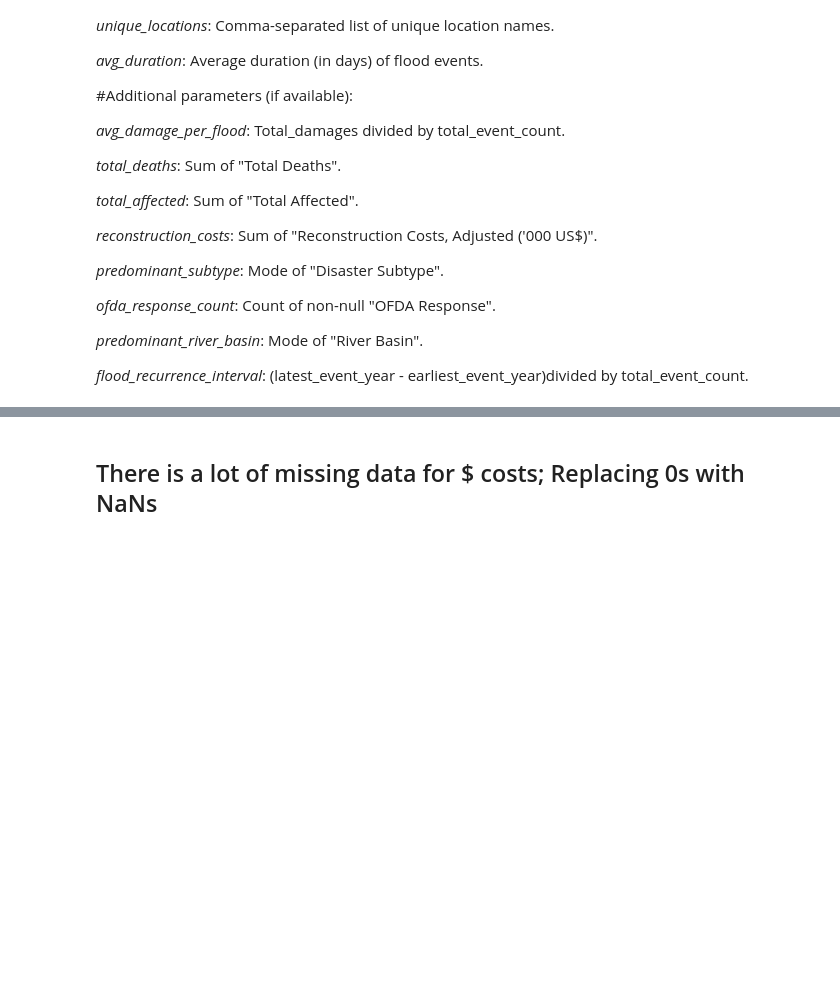
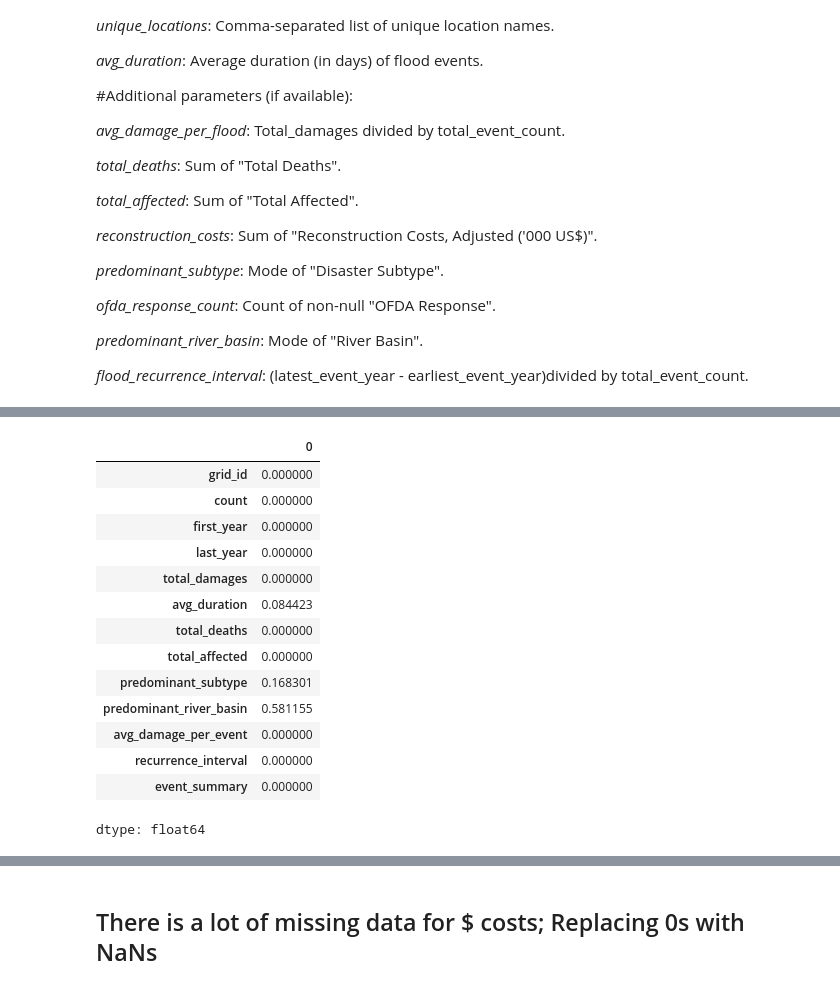
Before and after one commit to cynthiazeng/mml_flood, a Jupyter notebook: ui/data_processing_summary.ipynb, the cells around one changed output, grey strips where cells are left out. Cells and saved outputs as stored; diff of their text form; code cells hidden in the pictures; blank space fills up the shorter version.

```diff
--- a/ui/data_processing_summary.ipynb
+++ b/ui/data_processing_summary.ipynb
@@ -229,0 +245,19 @@ aggregated['event_summary'] = aggregated.apply(
+# %%
+#show percentage of missing data
+aggregated.isna().sum()/len(aggregated)
+# %% [output]
+|  | 0 |
+| grid_id | 0.000000 |
+| count | 0.000000 |
+| first_year | 0.000000 |
+| last_year | 0.000000 |
+| total_damages | 0.000000 |
+| avg_duration | 0.084423 |
+| total_deaths | 0.000000 |
+| total_affected | 0.000000 |
+| predominant_subtype | 0.168301 |
+| predominant_river_basin | 0.581155 |
+| avg_damage_per_event | 0.000000 |
+| recurrence_interval | 0.000000 |
+| event_summary | 0.000000 |
+dtype: float64
```
Also changed, not shown: parts of 24 cells of this notebook.
